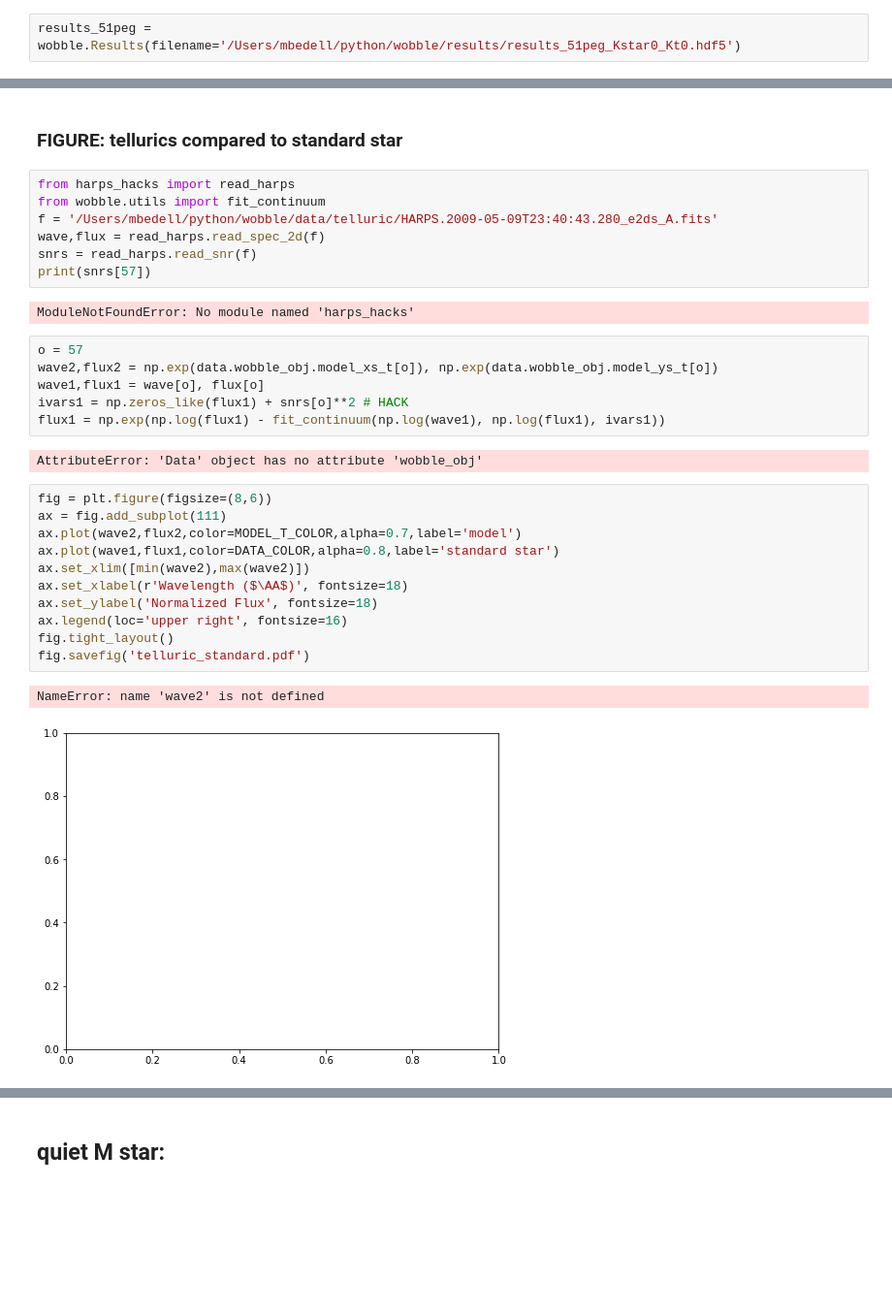
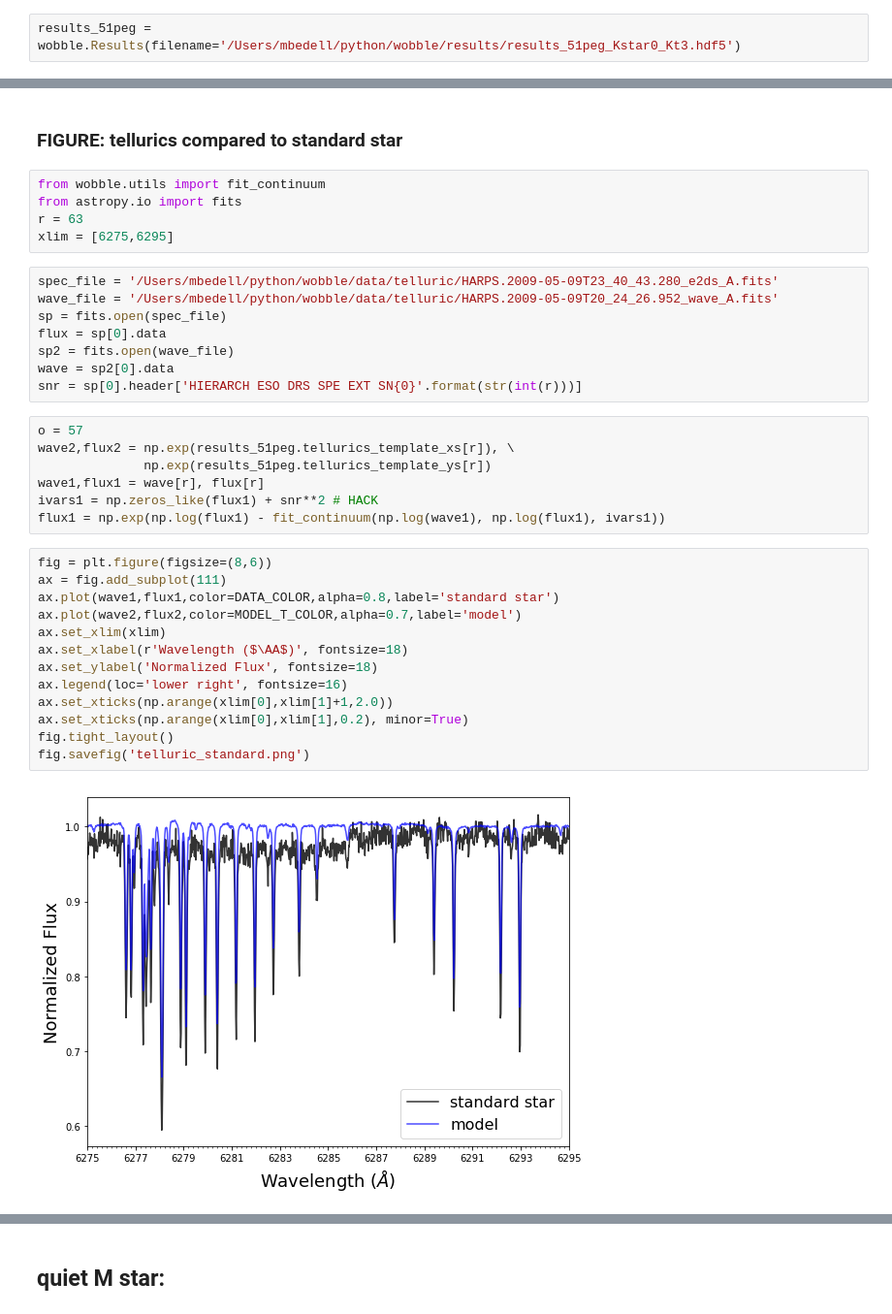
Before and after one commit to megbedell/wobble, a Jupyter notebook: paper/figures/make_figures.ipynb, the cells around one changed output, grey strips where cells are left out. Shown: that part at 97% size. Drawn from its saved outputs; the diff is of its cells as text; blank space fills up the shorter version.

```diff
--- a/paper/figures/make_figures.ipynb
+++ b/paper/figures/make_figures.ipynb
@@ -15,5 +15,5 @@ DATA_COLOR = 'k'
 # %% [markdown]
 ## 51 Peg:
 # %%
-results_51peg = wobble.Results(filename='/Users/mbedell/python/wobble/results/results_51peg_Kstar0_Kt0.hdf5')
+results_51peg = wobble.Results(filename='/Users/mbedell/python/wobble/results/results_51peg_Kstar0_Kt3.hdf5')
 # %% [output]
@@ -180,33 +232,37 @@ planet msini = 0.45 MJup
 # %% [markdown]
 ### FIGURE: tellurics compared to standard star
-# %%
-from harps_hacks import read_harps
-from wobble.utils import fit_continuum
-f = '/Users/mbedell/python/wobble/data/telluric/HARPS.2009-05-09T23:40:43.280_e2ds_A.fits'
-wave,flux = read_harps.read_spec_2d(f)
-snrs = read_harps.read_snr(f)
-print(snrs[57])
-# %% [output]
-ModuleNotFoundError: No module named 'harps_hacks'
+# %%
+from wobble.utils import fit_continuum
+from astropy.io import fits
+r = 63
+xlim = [6275,6295]
+# %%
+spec_file = '/Users/mbedell/python/wobble/data/telluric/HARPS.2009-05-09T23_40_43.280_e2ds_A.fits'
+wave_file = '/Users/mbedell/python/wobble/data/telluric/HARPS.2009-05-09T20_24_26.952_wave_A.fits'
+sp = fits.open(spec_file)
+flux = sp[0].data
+sp2 = fits.open(wave_file)
+wave = sp2[0].data
+snr = sp[0].header['HIERARCH ESO DRS SPE EXT SN{0}'.format(str(int(r)))]
 # %%
 o = 57
-wave2,flux2 = np.exp(data.wobble_obj.model_xs_t[o]), np.exp(data.wobble_obj.model_ys_t[o])
-wave1,flux1 = wave[o], flux[o]
-ivars1 = np.zeros_like(flux1) + snrs[o]**2 # HACK
+wave2,flux2 = np.exp(results_51peg.tellurics_template_xs[r]), \
+              np.exp(results_51peg.tellurics_template_ys[r])
+wave1,flux1 = wave[r], flux[r]
+ivars1 = np.zeros_like(flux1) + snr**2 # HACK
 flux1 = np.exp(np.log(flux1) - fit_continuum(np.log(wave1), np.log(flux1), ivars1))
-# %% [output]
-AttributeError: 'Data' object has no attribute 'wobble_obj'
 # %%
 fig = plt.figure(figsize=(8,6))
 ax = fig.add_subplot(111)
+ax.plot(wave1,flux1,color=DATA_COLOR,alpha=0.8,label='standard star')
 ax.plot(wave2,flux2,color=MODEL_T_COLOR,alpha=0.7,label='model')
-ax.plot(wave1,flux1,color=DATA_COLOR,alpha=0.8,label='standard star')
-ax.set_xlim([min(wave2),max(wave2)])
+ax.set_xlim(xlim)
 ax.set_xlabel(r'Wavelength ($\AA$)', fontsize=18)
 ax.set_ylabel('Normalized Flux', fontsize=18)
-ax.legend(loc='upper right', fontsize=16)
+ax.legend(loc='lower right', fontsize=16)
+ax.set_xticks(np.arange(xlim[0],xlim[1]+1,2.0))
+ax.set_xticks(np.arange(xlim[0],xlim[1],0.2), minor=True)
 fig.tight_layout()
-fig.savefig('telluric_standard.pdf')
+fig.savefig('telluric_standard.png')
 # %% [output]
-NameError: name 'wave2' is not defined
-[figure, old version]
+[figure, new version]
```
Also changed, not shown: parts of 13 cells of this notebook.
